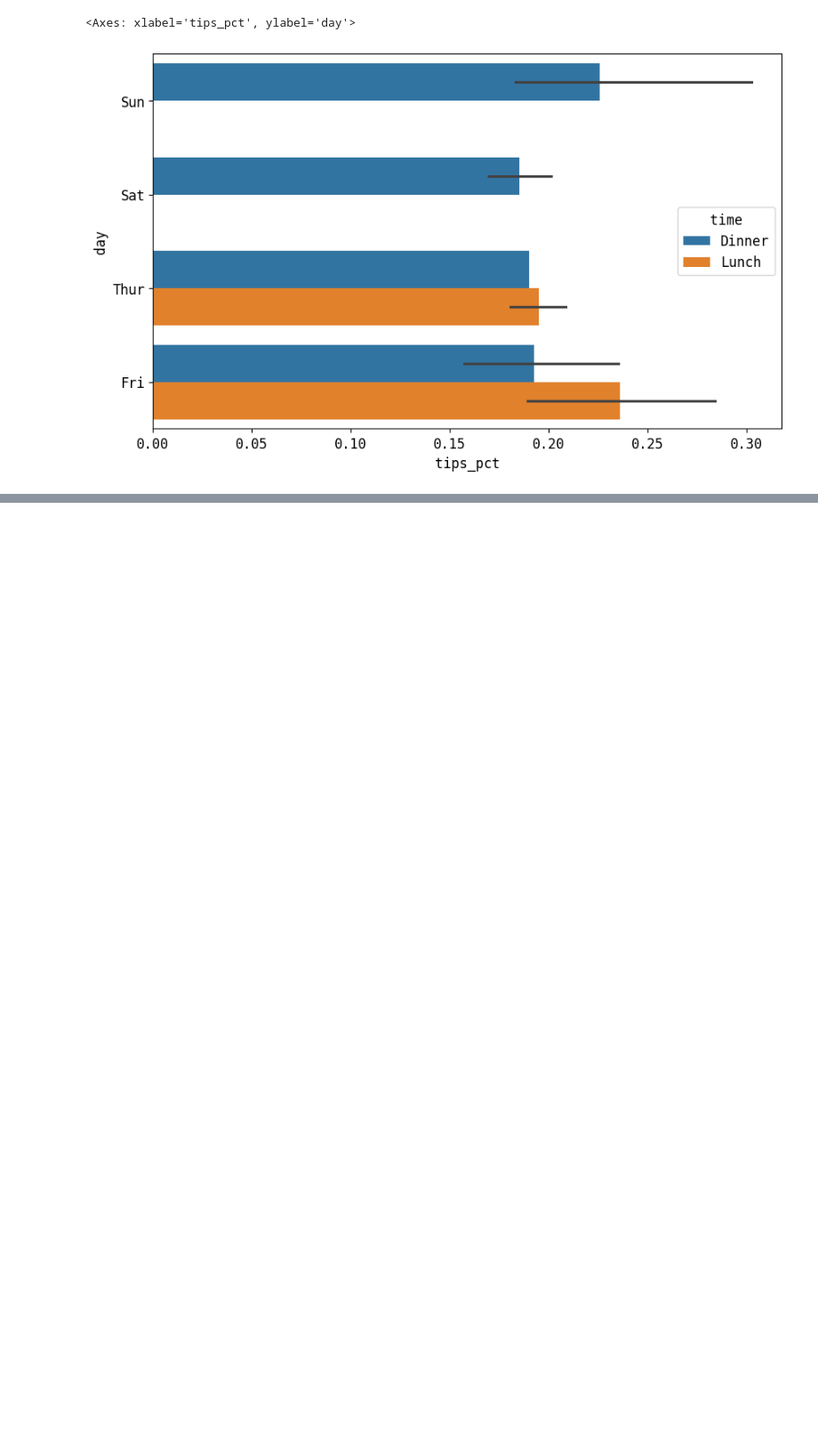
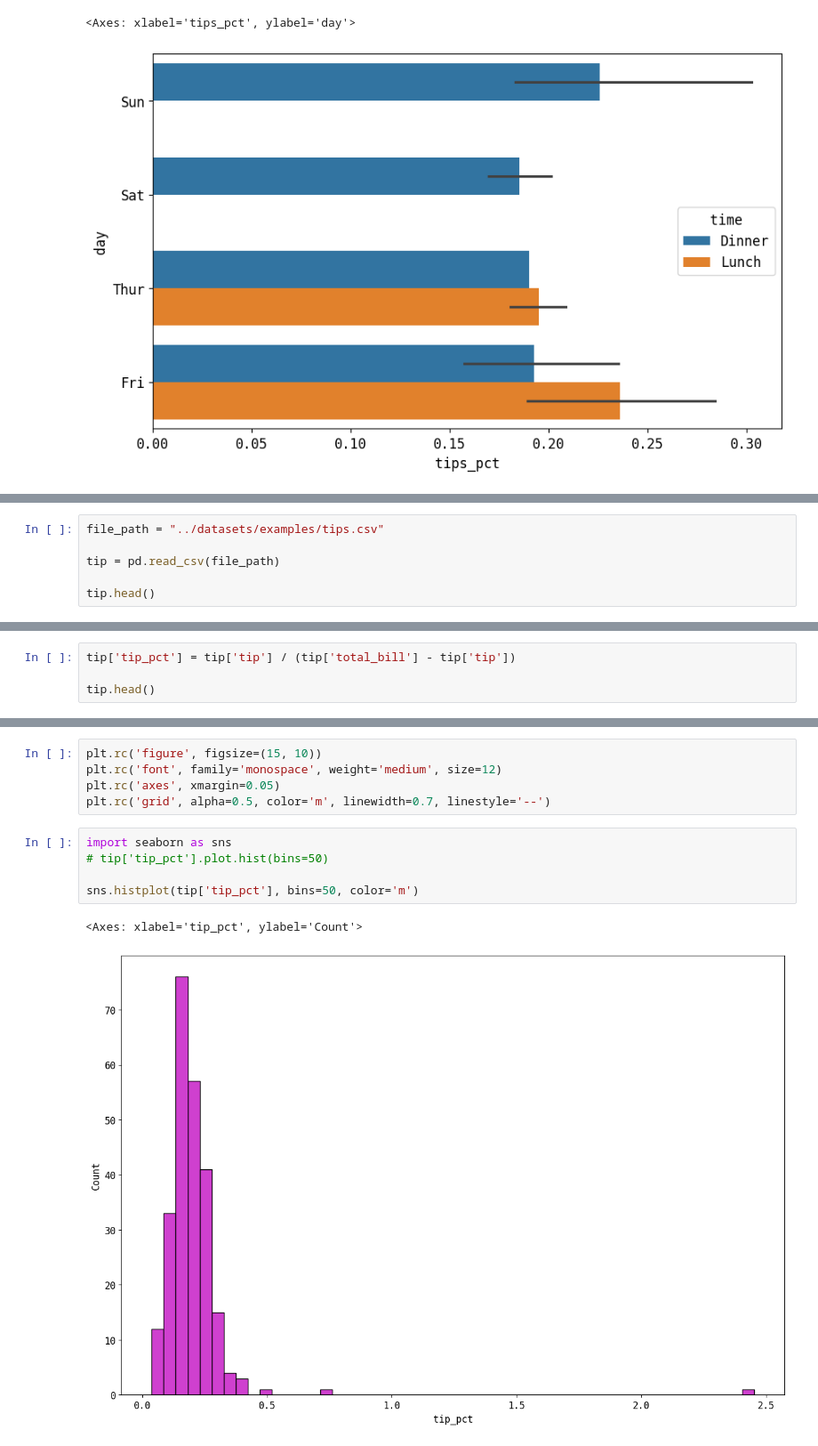
Before and after one commit to morayo0x/data_analysis, a Jupyter notebook: lib/pandas.ipynb, the cells around one changed output, grey strips where cells are left out. Shown at 89% size. Drawn from its saved outputs; the diff is of its cells as text; blank space fills up the shorter version.

```diff
--- a/lib/pandas.ipynb
+++ b/lib/pandas.ipynb
@@ -2650,0 +2663,6 @@ sns.barplot(x='tips_pct', y='day', data=df, hue='time', orient='h')
+# %%
+file_path = "../datasets/examples/tips.csv"
+
+tip = pd.read_csv(file_path)
+
+tip.head()
@@ -2650,0 +2676,4 @@ sns.barplot(x='tips_pct', y='day', data=df, hue='time', orient='h')
+# %%
+tip['tip_pct'] = tip['tip'] / (tip['total_bill'] - tip['tip'])
+
+tip.head()
@@ -2650,0 +2687,13 @@ sns.barplot(x='tips_pct', y='day', data=df, hue='time', orient='h')
+# %%
+plt.rc('figure', figsize=(15, 10))
+plt.rc('font', family='monospace', weight='medium', size=12)
+plt.rc('axes', xmargin=0.05)
+plt.rc('grid', alpha=0.5, color='m', linewidth=0.7, linestyle='--')
+# %%
+import seaborn as sns
+# tip['tip_pct'].plot.hist(bins=50)
+
+sns.histplot(tip['tip_pct'], bins=50, color='m')
+# %% [output]
+<Axes: xlabel='tip_pct', ylabel='Count'>
+[figure, added]
```
Also changed, not shown: parts of 40 cells of this notebook.
